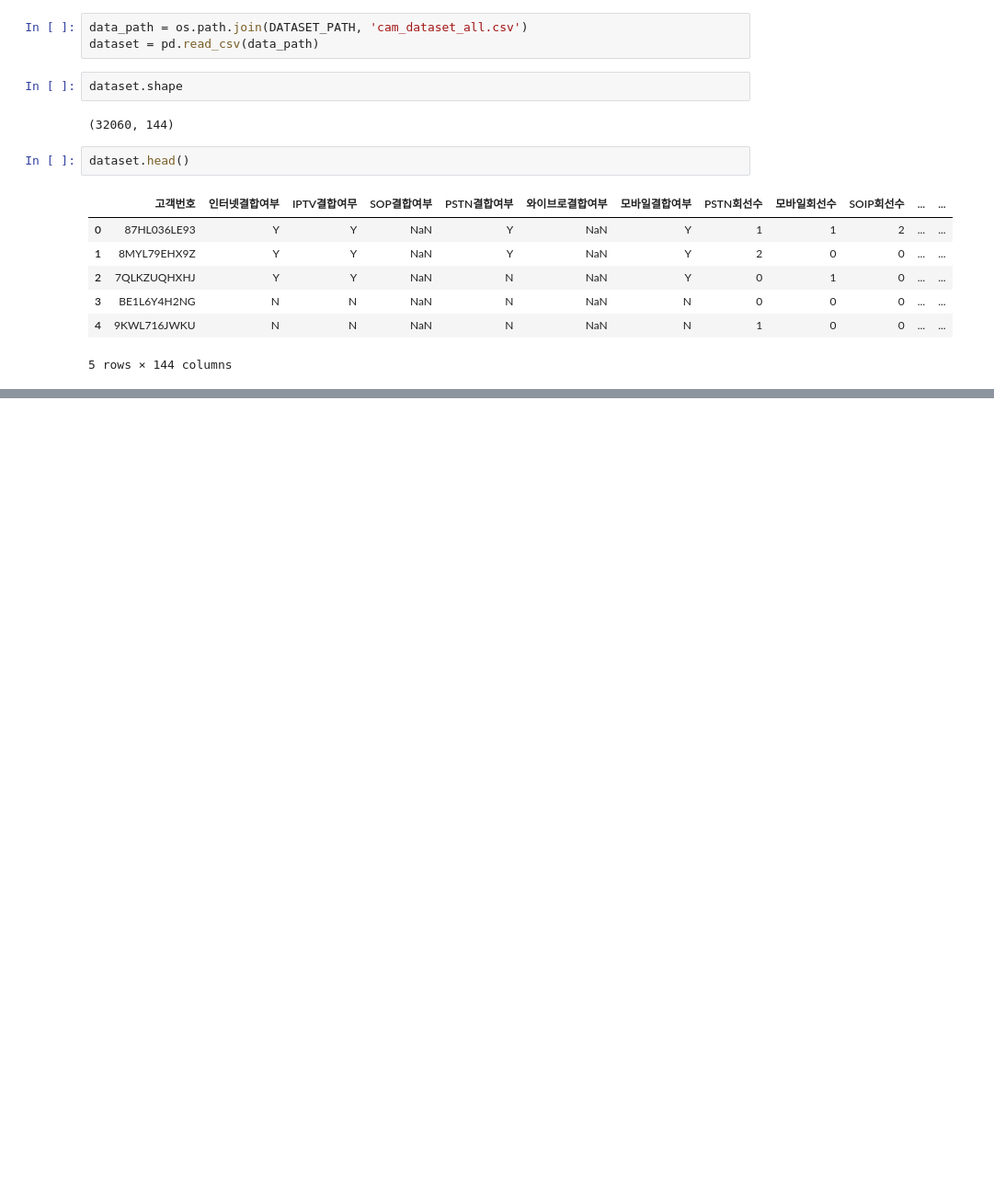
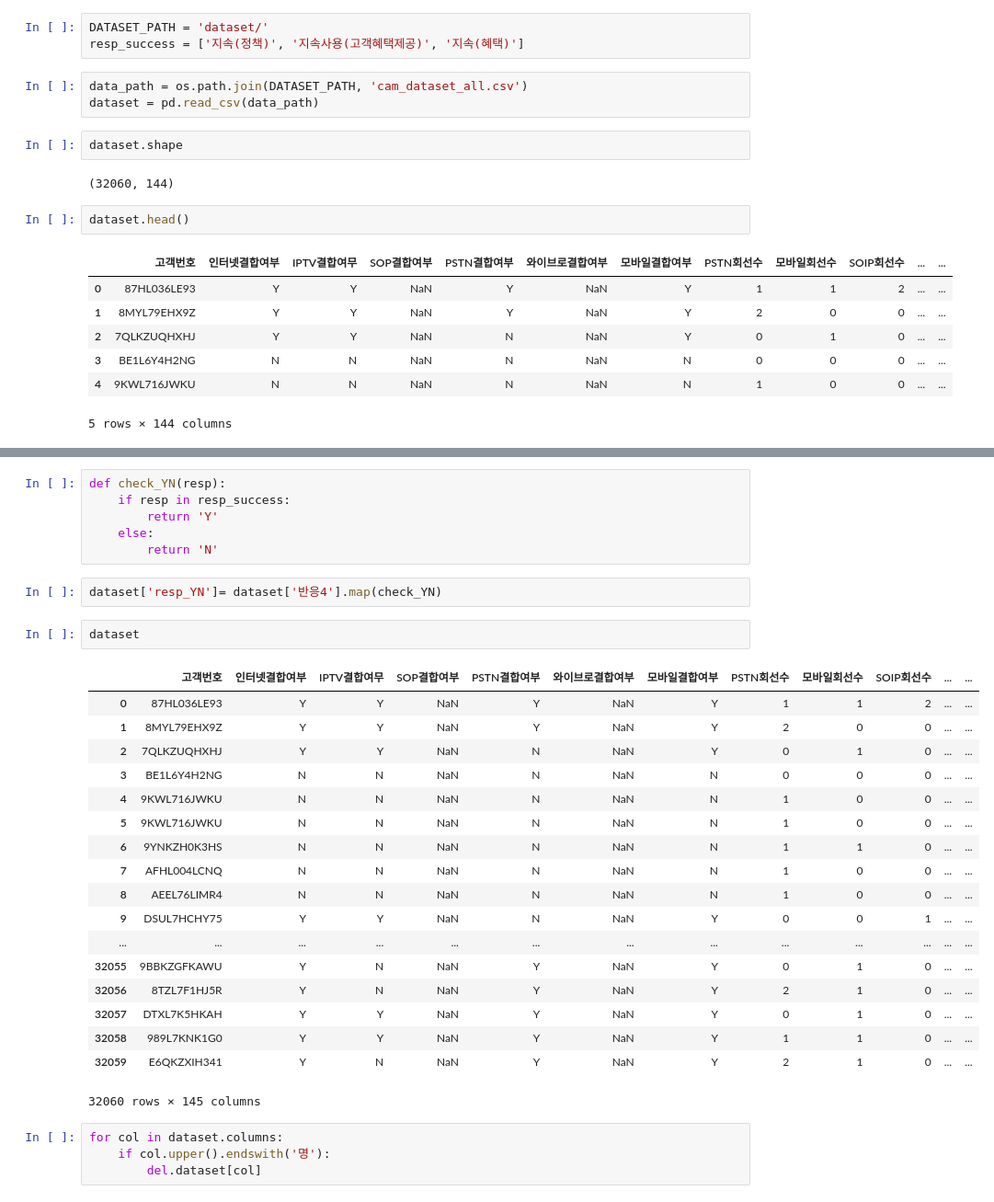
Before and after one commit to juim21/deeplearning, a Jupyter notebook: Untitled2.ipynb, the cells around one changed output, grey strips where cells are left out. Shown: that part at 92% size. Cells and saved outputs as stored; diff of their text form; blank space fills up the shorter version.

```diff
--- a/Untitled2.ipynb
+++ b/Untitled2.ipynb
@@ -7,3 +5,6 @@ DATASET_PATH = 'dataset/'
+# %%
+DATASET_PATH = 'dataset/'
+resp_success = ['지속(정책)', '지속사용(고객혜택제공)', '지속(혜택)']
 # %%
 data_path = os.path.join(DATASET_PATH, 'cam_dataset_all.csv')
 dataset = pd.read_csv(data_path)
@@ -46,0 +25,33 @@ corr
+# %%
+def check_YN(resp):
+    if resp in resp_success:
+        return 'Y'
+    else:
+        return 'N'
+# %%
+dataset['resp_YN']= dataset['반응4'].map(check_YN)
+# %%
+dataset
+# %% [output]
+|  | 고객번호 | 인터넷결합여부 | IPTV결합여무 | SOP결합여부 | PSTN결합여부 | 와이브로결합여부 | 모바일결합여부 | PSTN회선수 | 모바일회선수 | SOIP회선수 | ... | ... |
+| 0 | 87HL036LE93 | Y | Y | NaN | Y | NaN | Y | 1 | 1 | 2 | ... | ... |
+| 1 | 8MYL79EHX9Z | Y | Y | NaN | Y | NaN | Y | 2 | 0 | 0 | ... | ... |
+| 2 | 7QLKZUQHXHJ | Y | Y | NaN | N | NaN | Y | 0 | 1 | 0 | ... | ... |
+| 3 | BE1L6Y4H2NG | N | N | NaN | N | NaN | N | 0 | 0 | 0 | ... | ... |
+| 4 | 9KWL716JWKU | N | N | NaN | N | NaN | N | 1 | 0 | 0 | ... | ... |
+| 5 | 9KWL716JWKU | N | N | NaN | N | NaN | N | 1 | 0 | 0 | ... | ... |
+| 6 | 9YNKZH0K3HS | N | N | NaN | N | NaN | N | 1 | 1 | 0 | ... | ... |
+| 7 | AFHL004LCNQ | N | N | NaN | N | NaN | N | 1 | 0 | 0 | ... | ... |
+| 8 | AEEL76LIMR4 | N | N | NaN | N | NaN | N | 1 | 0 | 0 | ... | ... |
+| 9 | DSUL7HCHY75 | Y | Y | NaN | N | NaN | Y | 0 | 0 | 1 | ... | ... |
+| ... | ... | ... | ... | ... | ... | ... | ... | ... | ... | ... | ... | ... |
+| 32055 | 9BBKZGFKAWU | Y | N | NaN | Y | NaN | Y | 0 | 1 | 0 | ... | ... |
+| 32056 | 8TZL7F1HJ5R | Y | N | NaN | Y | NaN | Y | 2 | 1 | 0 | ... | ... |
+| 32057 | DTXL7K5HKAH | Y | Y | NaN | Y | NaN | Y | 0 | 1 | 0 | ... | ... |
+| 32058 | 989L7KNK1G0 | Y | Y | NaN | Y | NaN | Y | 1 | 1 | 0 | ... | ... |
+| 32059 | E6QKZXIH341 | Y | N | NaN | Y | NaN | Y | 2 | 1 | 0 | ... | ... |
+32060 rows × 145 columns
+# %%
+for col in dataset.columns:
+    if col.upper().endswith('명'):
+        del.dataset[col]
```
Also changed, not shown: parts of 3 cells of this notebook, 8 other files.
